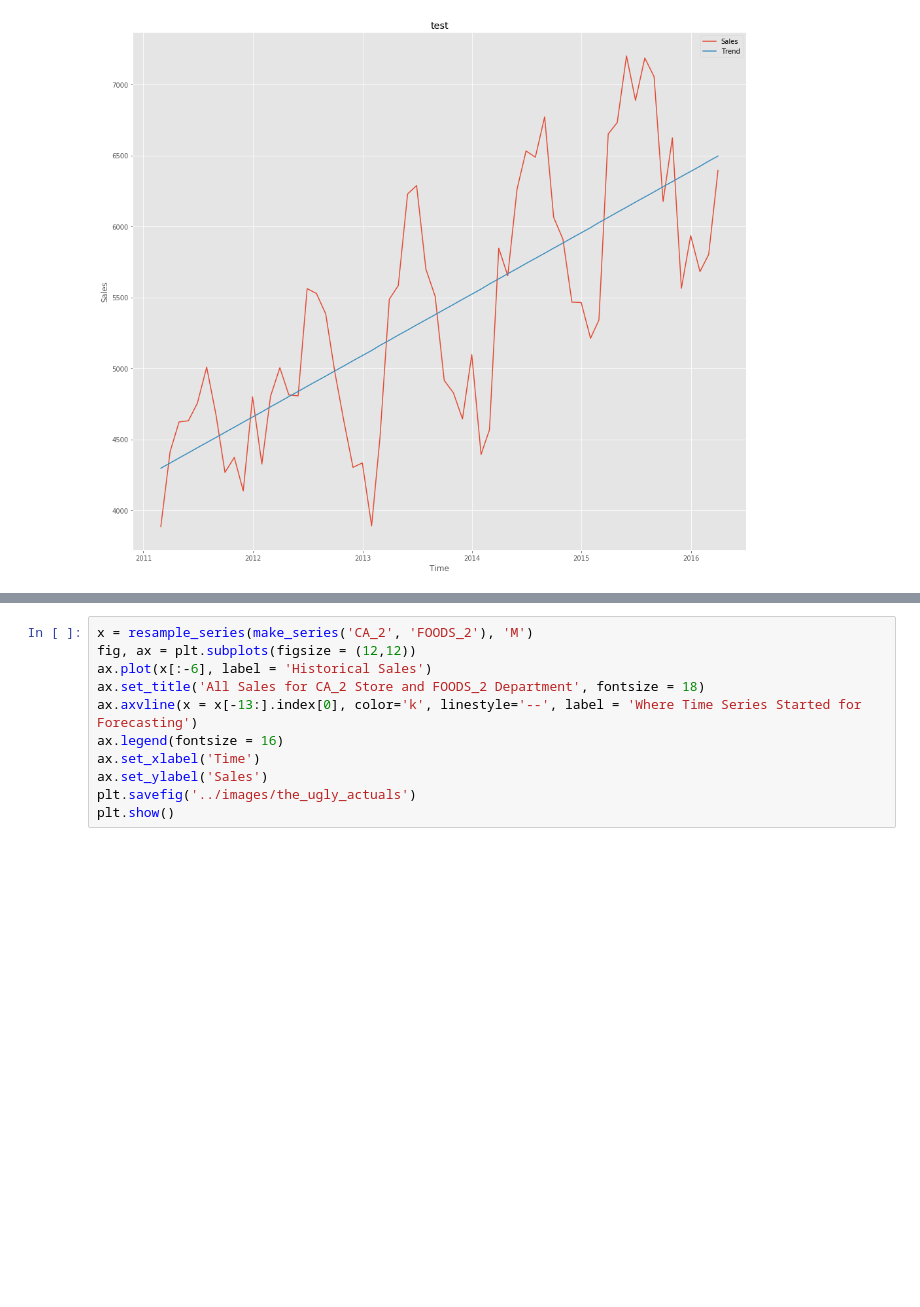
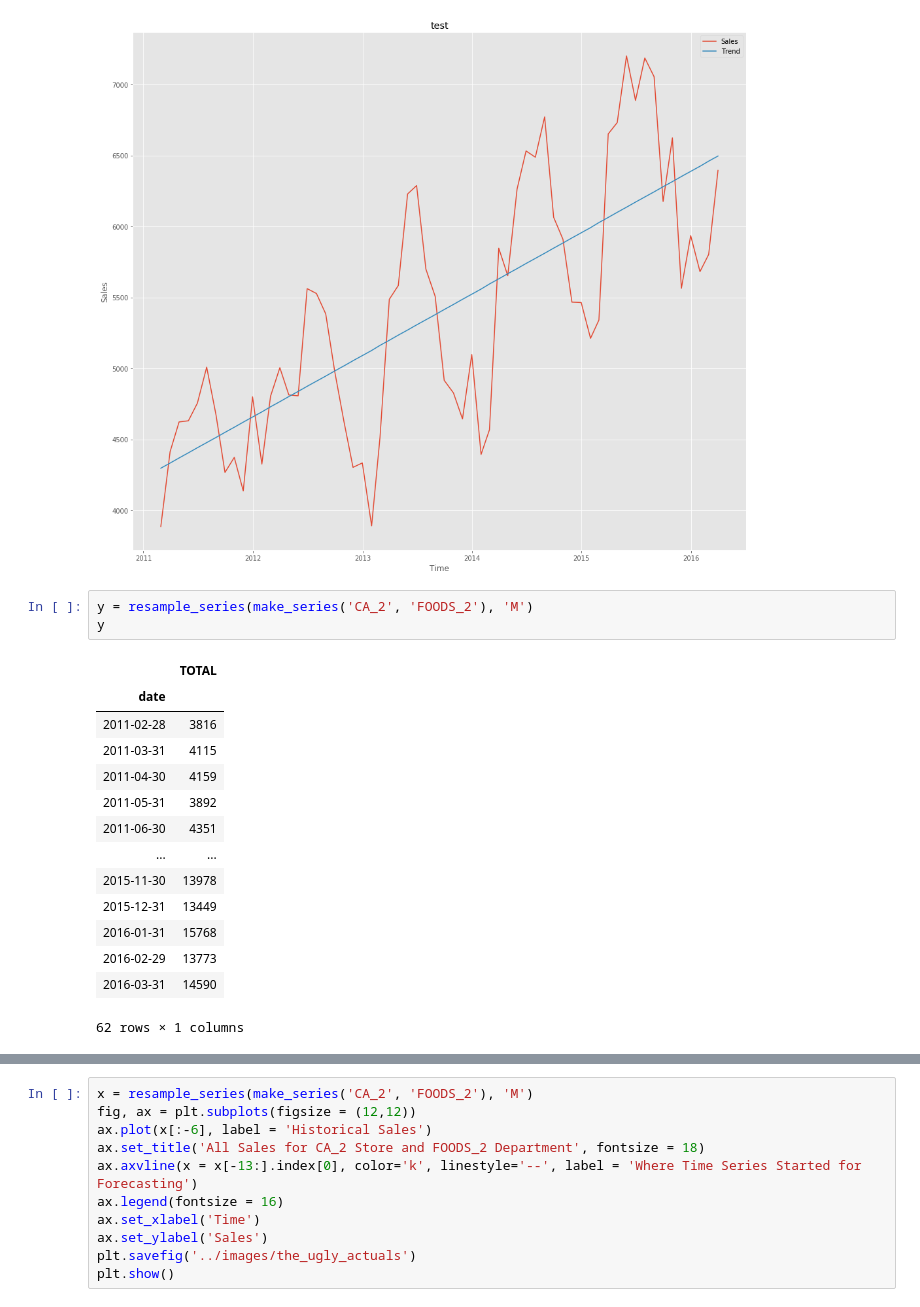
Before and after one commit to alecjonas/Forecasting_Walmart_Sales, a Jupyter notebook: notebooks/ARIMA2.ipynb, the cells around one changed output, grey strips where cells are left out. Saved outputs shown, nothing was run; the diff lists cells and outputs as text; blank space fills up the shorter version.

```diff
--- a/notebooks/ARIMA2.ipynb
+++ b/notebooks/ARIMA2.ipynb
@@ -418,3 +441,21 @@ a = Graphs(make_series('CA_1', 'HOUSEHOLD_2'), 'M', 'test')
 a.linear_trend()
 # %% [output]
 [figure]
+# %%
+y = resample_series(make_series('CA_2', 'FOODS_2'), 'M')
+y
+# %% [output]
+|  | TOTAL |
+| date |  |
+| 2011-02-28 | 3816 |
+| 2011-03-31 | 4115 |
+| 2011-04-30 | 4159 |
+| 2011-05-31 | 3892 |
+| 2011-06-30 | 4351 |
+| ... | ... |
+| 2015-11-30 | 13978 |
+| 2015-12-31 | 13449 |
+| 2016-01-31 | 15768 |
+| 2016-02-29 | 13773 |
+| 2016-03-31 | 14590 |
+62 rows × 1 columns
```
Also changed, not shown: parts of 9 cells of this notebook, 5 other files.
